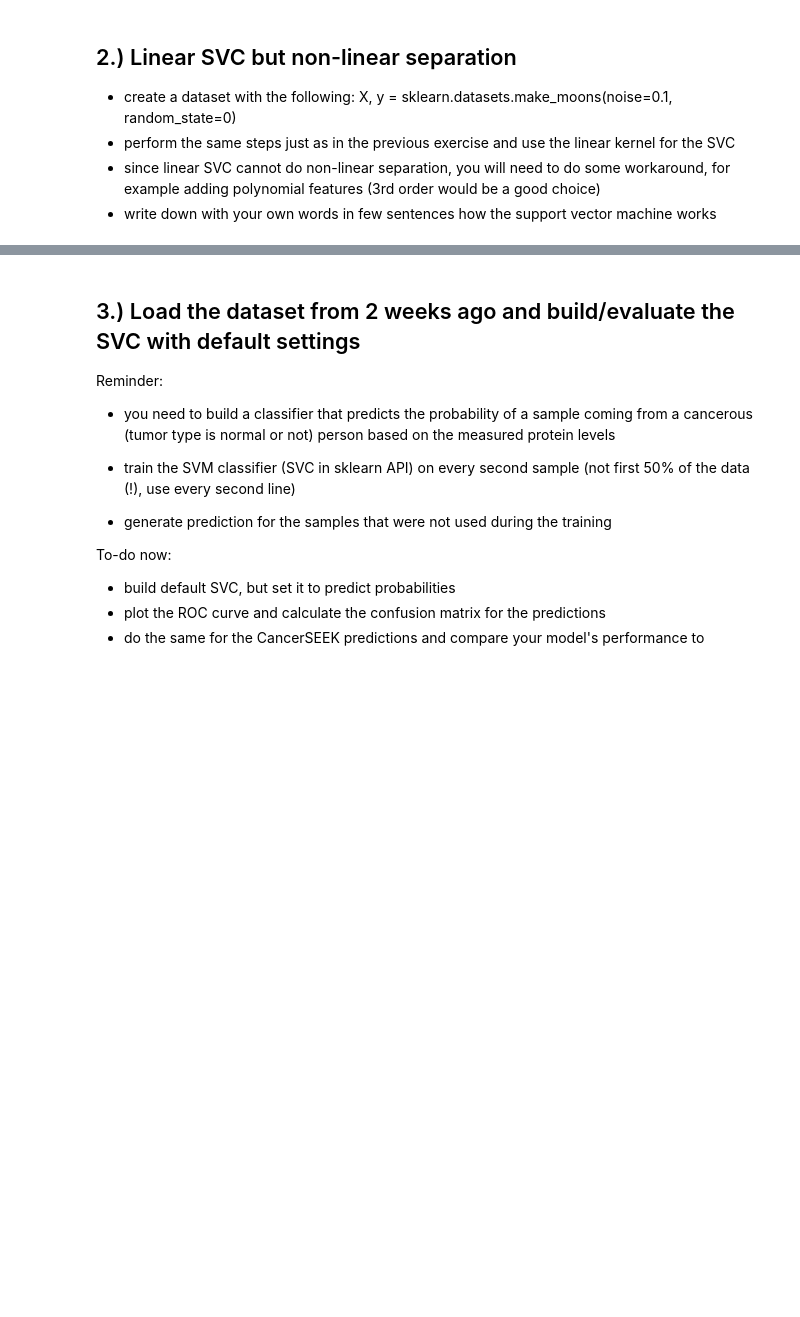
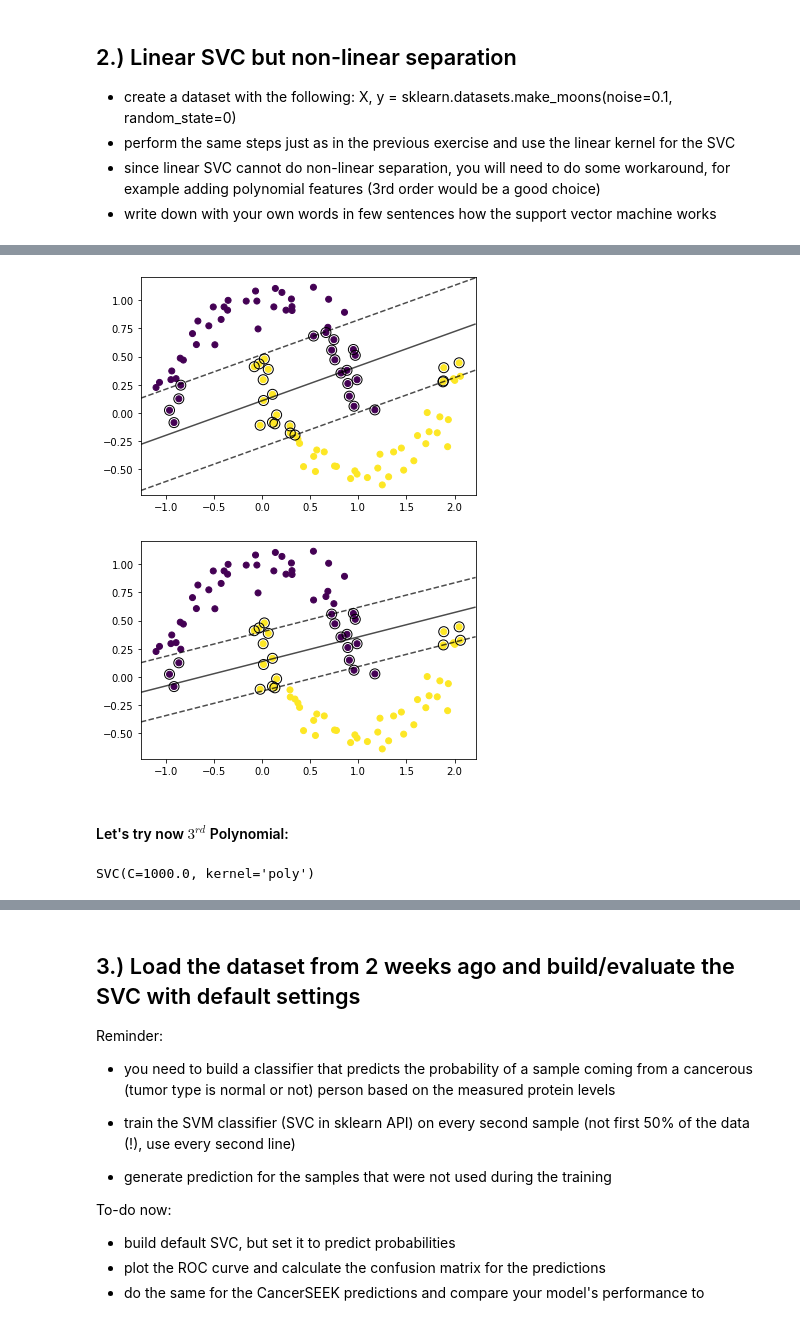
Before and after one commit to barnabasp/ML_Course, a Jupyter notebook: 7/hw7_bporfy.ipynb, the cells around one changed output, grey strips where cells are left out. Saved outputs shown, nothing was run; the diff lists cells and outputs as text; code cells hidden in the pictures; blank space fills up the shorter version.

```diff
--- a/7/hw7_bporfy.ipynb
+++ b/7/hw7_bporfy.ipynb
@@ -130,0 +160,8 @@ From SKLearn page: "Regularization parameter. The strength of the regularization
+# %%
+plotBoundaries(data=X, target=y, model=linSVM_1,z_val=-1, column_1=0, column_2=1)
+plotBoundaries(data=X, target=y, model=linSVM_1000,z_val=-1, column_1=0, column_2=1)
+# %% [output]
+[figure, added]
+[figure, added]
+# %% [markdown]
+#### Let's try now $3^{rd}$ Polynomial:
@@ -130,0 +171,5 @@ From SKLearn page: "Regularization parameter. The strength of the regularization
+# %%
+polySVM_1.fit(X,y)
+polySVM_1000.fit(X,y)
+# %% [output]
+SVC(C=1000.0, kernel='poly')
```
Also changed, not shown: parts of 45 cells of this notebook, 1 other file.
